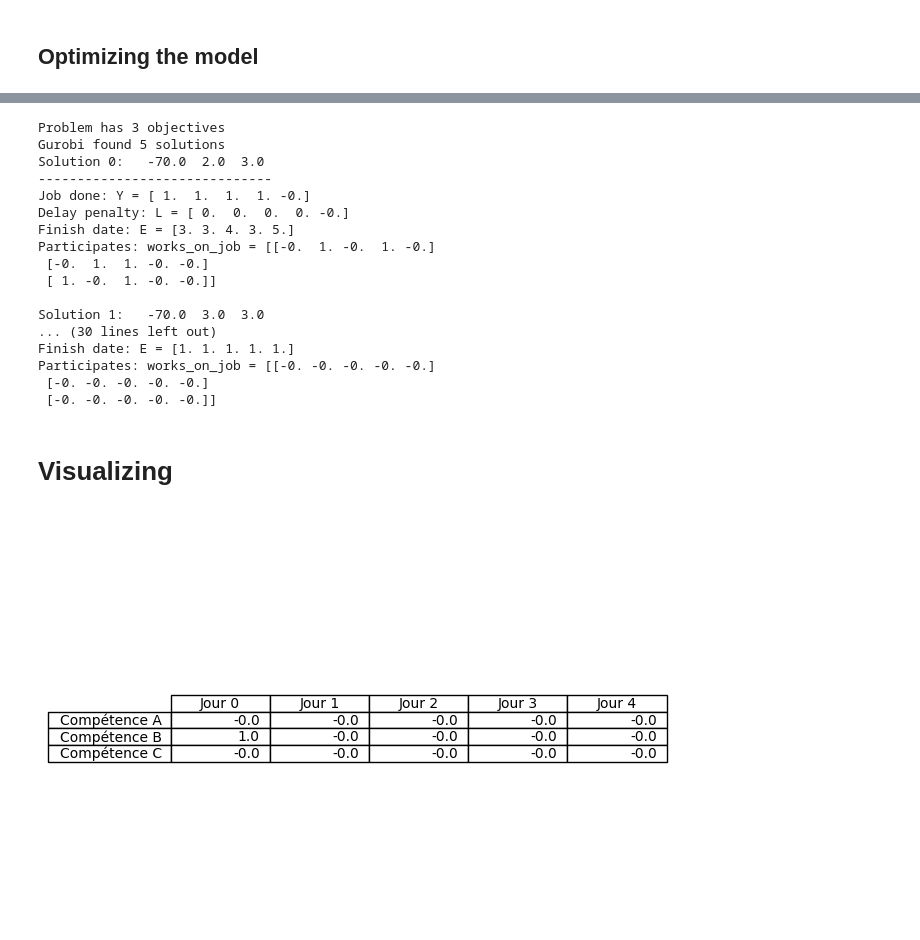
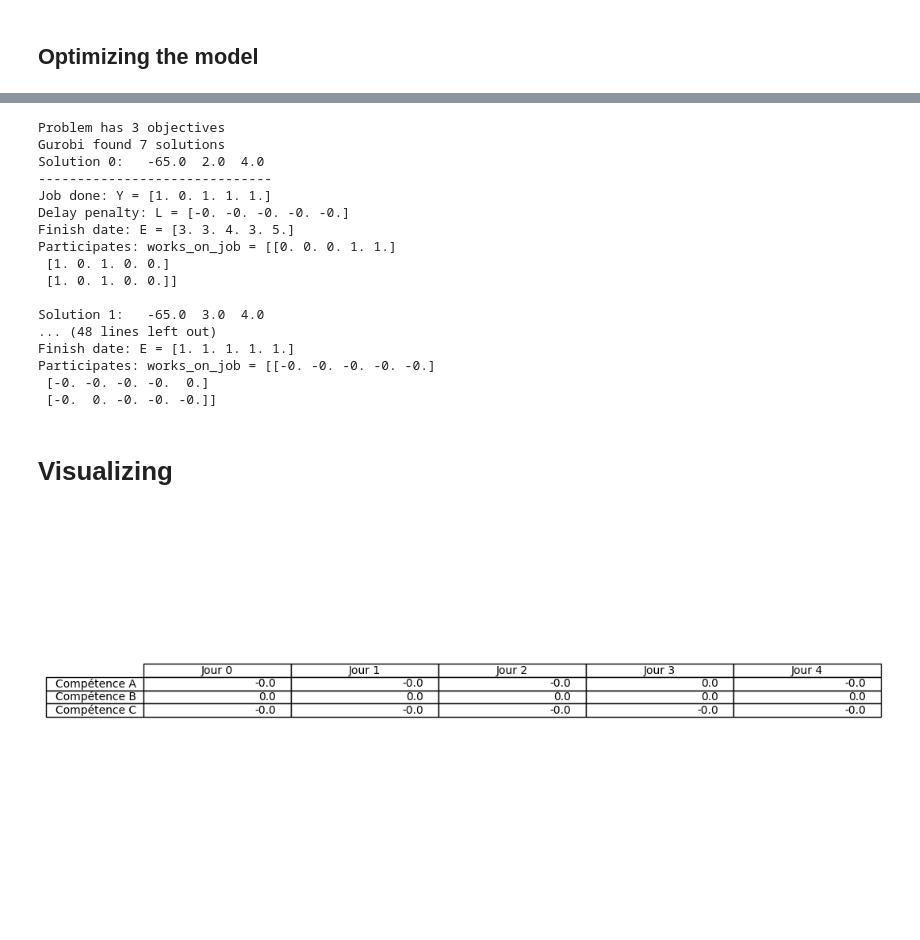
Before and after one commit to paulberard/optimization-decision-systems, a Jupyter notebook: project.ipynb, the cells around one changed output, grey strips where cells are left out. Drawn from its saved outputs; the diff is of its cells as text; code cells hidden in the pictures; blank space fills up the shorter version.

Commit message:
corrected code for optimization

```diff
--- a/project.ipynb
+++ b/project.ipynb
@@ -6,7 +7,8 @@ import json
 ### Looking at the data
 # %%
 # Opening JSON file
-f = open('/Users/cha/Desktop/Code/optimization-project/data/medium.json')
+path = './data/medium.json'
+f = open(path)
 data = json.load(f)
 data.keys()
 f.close()
@@ -183,17 +188,2 @@ m.setObjectiveN(
 # %% [markdown]
 ### Fonction objectif 3 : Executer le projet le plus long en un minimum de jours
-# %%
-def length_of_job(job_worked_on, j):
-    res = 0
-    for t in range(H):
-        res += job_worked_on[j, t]
-    return res
-
-for j in range(len(J)):
-    m.addConstr(length_of_job(job_worked_on, j) <= max_len_of_jobs)
-
-m.setObjectiveN(
-    max_len_of_jobs,
-    2,
-    0
-)
@@ -202,22 +221,20 @@ m.setObjectiveN(
 # %%
-# Paramétrage (mode mute)
-m.params.outputflag = 0
-# Résolution du PL
-m.optimize()
-
 nSolutions  = m.SolCount
 nObjectives = m.NumObj
 print('Problem has', nObjectives, 'objectives')
 print('Gurobi found', nSolutions, 'solutions')
 
 solutions = []
+df = pd.DataFrame()
 for s in range(nSolutions):
     m.params.SolutionNumber = s
     print(f"Solution {s}: ", end='')
 
+    values = []
     for o in range(nObjectives):
         m.params.ObjNumber = o
         print(' ', m.ObjNVal, end='')
+        values.append([m.ObjNVal])
 
     print('')
     print('------------------------------')
@@ -233,49 +250,57 @@ for s in range(nSolutions):
         "works_on_job": works_on_job.Xn
     })
     print('')
+    df = pd.concat([
+        df, pd.DataFrame(values)
+    ], axis=1)
+
+df = df.T
+df.index = [k for k in range(nSolutions)]
+df.to_csv(f"solutions_{path.split('/')[-1].split('.')[0]}.csv")
 # %% [output]
 Problem has 3 objectives
-Gurobi found 5 solutions
-Solution 0:   -70.0  2.0  3.0
+Gurobi found 7 solutions
+Solution 0:   -65.0  2.0  4.0
 ------------------------------
-Job done: Y = [ 1.  1.  1.  1. -0.]
-Delay penalty: L = [ 0.  0.  0.  0. -0.]
+Job done: Y = [1. 0. 1. 1. 1.]
+Delay penalty: L = [-0. -0. -0. -0. -0.]
 Finish date: E = [3. 3. 4. 3. 5.]
-Participates: works_on_job = [[-0.  1. -0.  1. -0.]
- [-0.  1.  1. -0. -0.]
- [ 1. -0.  1. -0. -0.]]
+Participates: works_on_job = [[0. 0. 0. 1. 1.]
+ [1. 0. 1. 0. 0.]
+ [1. 0. 1. 0. 0.]]
 
-Solution 1:   -70.0  3.0  3.0
-... (30 lines left out)
+Solution 1:   -65.0  3.0  4.0
+... (48 lines left out)
 Finish date: E = [1. 1. 1. 1. 1.]
 Participates: works_on_job = [[-0. -0. -0. -0. -0.]
- [-0. -0. -0. -0. -0.]
- [-0. -0. -0. -0. -0.]]
+ [-0. -0. -0. -0.  0.]
+ [-0.  0. -0. -0. -0.]]
 # %% [markdown]
 # Visualizing
 # %%
 import matplotlib.pyplot as plt
 
 solutionid = 0
 personid = 0
-projectid = 1
+job_id = 0
 
 solution = solutions[solutionid]
 matX = solution["X"]
 person0 = matX[personid]
+
 fig, ax = plt.subplots()
-
+fig.set_size_inches((12, 5))
 # hide axes
 fig.patch.set_visible(False)
+
 ax.axis('off')
 ax.axis('tight')
-
 ax.table(
-    cellText=person0[projectid],
+    cellText=person0[i],
     colLabels=[f"Jour {k}" for k in range(H)],
     rowLabels=[f"Compétence {k}" for k in Q], loc='center'
 )
-plt.title(f"Person: {S[personid + 1]['name']}, Projet: {J[projectid + 1]['name']}", color="white")
+plt.title(f"{S[personid]['name']}'s agenda for {J[job_id]['name']}", color="white")
 plt.show()
 # %% [output]
-[figure, old version]
+[figure, new version]
```
Also changed, not shown: parts of 9 cells of this notebook.
